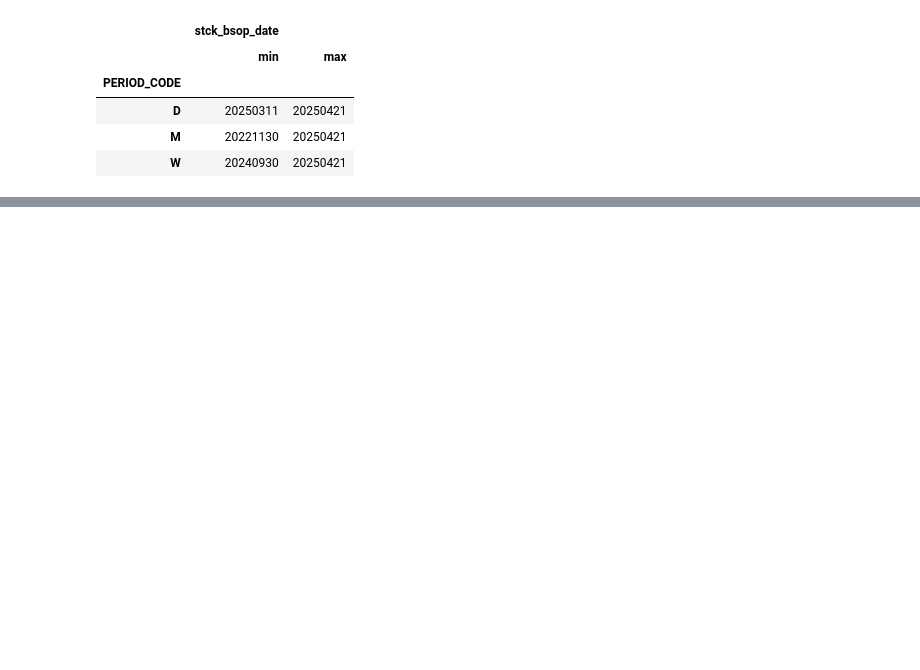
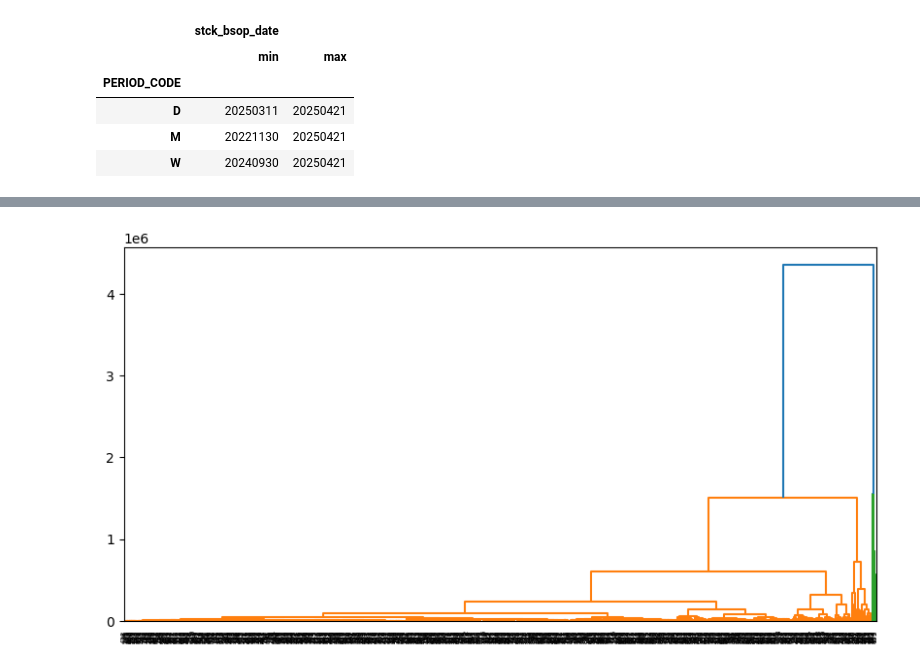
Before and after one commit to byeungchun/ofij, a Jupyter notebook: experiment/21apr2025/data_build.ipynb, the cells around one changed output, grey strips where cells are left out. Saved outputs shown, nothing was run; the diff lists cells and outputs as text; code cells hidden in the pictures; blank space fills up the shorter version.

```diff
--- a/experiment/21apr2025/data_build.ipynb
+++ b/experiment/21apr2025/data_build.ipynb
@@ -92,0 +482,15 @@ dfhmm['acml_vol'].plot()
+# %%
+series = dfprc.T.values  # shape (num_series, num_points)
+n = len(series)
+distance_matrix = np.zeros((n, n))
+for i in tqdm(range(n)):
+    for j in range(i + 1, n):
+        dist = dtw.distance(series[i], series[j])
+        distance_matrix[i, j] = distance_matrix[j, i] = dist
+# %%
+dfdtwres = pd.DataFrame(distance_matrix)
+# check nan values in dfdtwres and print its index
+# nanidx = dfdtwres[dfdtwres[0].isna()].index
+# # remove nanidx from dfdtwres index and columns
+# dfdtwres.drop(index=nanidx, inplace=True)
+# dfdtwres.drop(columns=nanidx, inplace=True)
@@ -92,0 +553,12 @@ dfhmm['acml_vol'].plot()
+# %%
+condensed_dist = squareform(dfdtwres.to_numpy())
+# %%
+# linkage using the condensed distance
+Z = linkage(condensed_dist, method='average')  # method can be 'ward', 'average', etc.
+
+# Plot dendrogram
+plt.figure(figsize=(10, 5))
+dendrogram(Z, labels=dfdtwres.index)
+plt.show()
+# %% [output]
+[figure, added]
```
Also changed, not shown: parts of 27 cells of this notebook, 1 other file.
